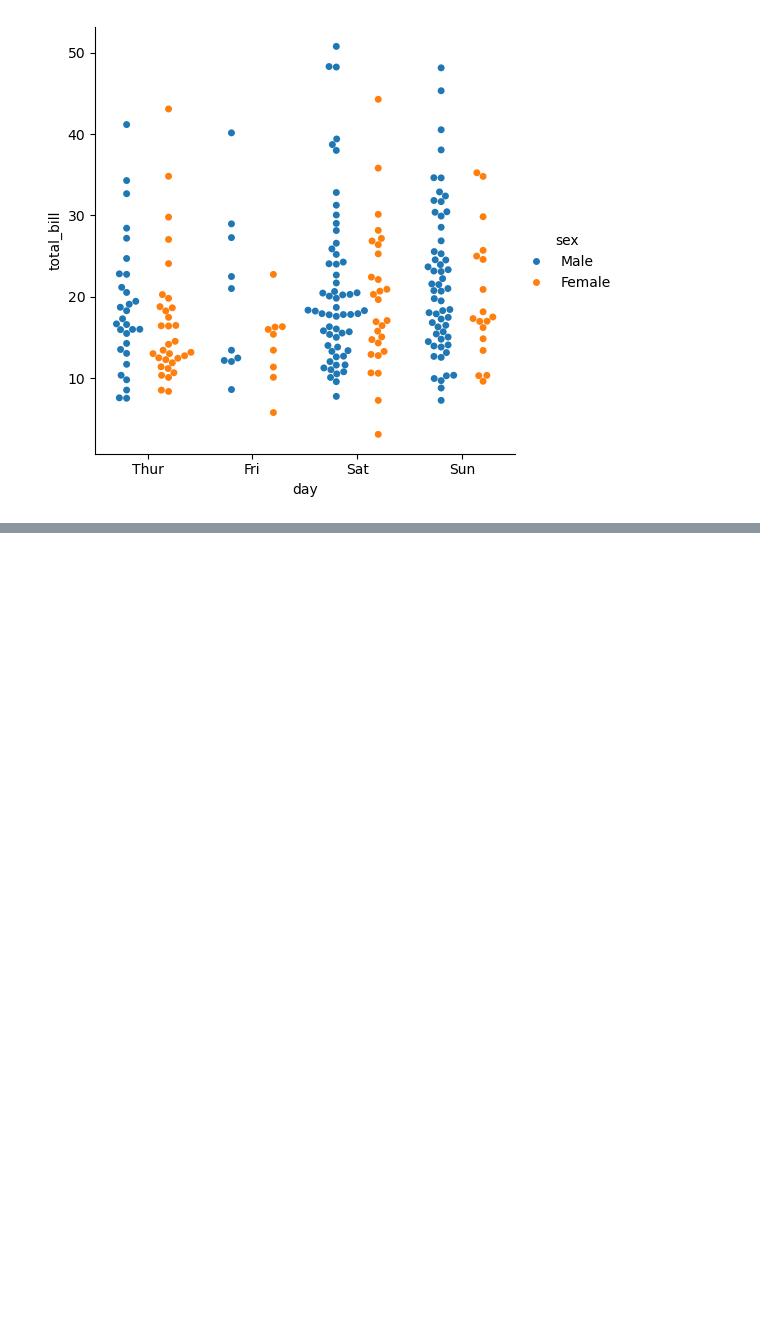
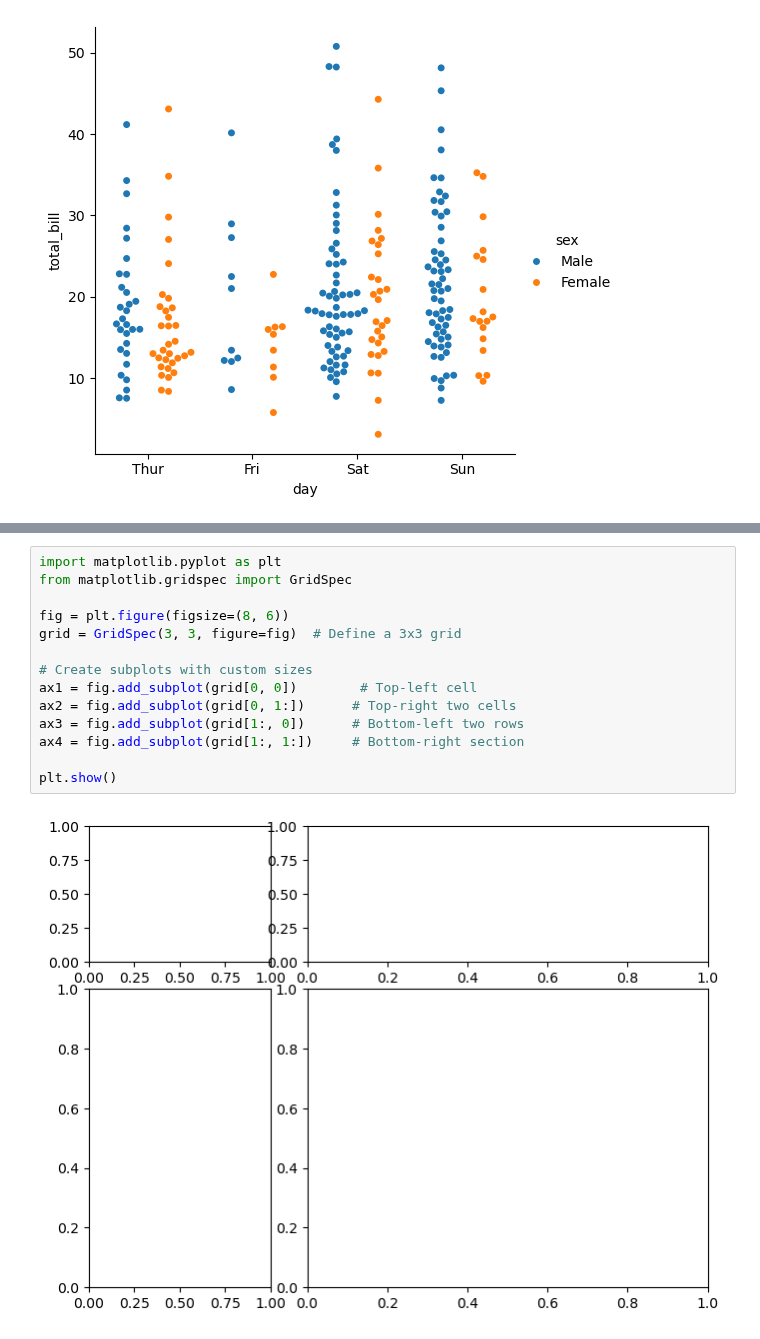
Before and after one commit to TeslimAdeyanju/studynote1-Python-for-Finance-Data-Science-My-Learning-Journey, a Jupyter notebook: python-datacamp/python_data_camp_note/7-Introduction to Data Visualization with Seaborn/session-7-Intro-to-seaborn.ipynb, the cells around one changed output, grey strips where cells are left out. Cells and saved outputs as stored; diff of their text form; blank space fills up the shorter version.

```diff
--- a/python-datacamp/python_data_camp_note/7-Introduction to Data Visualization with Seaborn/session-7-Intro-to-seaborn.ipynb
+++ b/python-datacamp/python_data_camp_note/7-Introduction to Data Visualization with Seaborn/session-7-Intro-to-seaborn.ipynb
@@ -789,0 +826,16 @@ plt.show()
+# %%
+import matplotlib.pyplot as plt
+from matplotlib.gridspec import GridSpec
+
+fig = plt.figure(figsize=(8, 6))
+grid = GridSpec(3, 3, figure=fig)  # Define a 3x3 grid
+
+# Create subplots with custom sizes
+ax1 = fig.add_subplot(grid[0, 0])        # Top-left cell
+ax2 = fig.add_subplot(grid[0, 1:])      # Top-right two cells
+ax3 = fig.add_subplot(grid[1:, 0])      # Bottom-left two rows
+ax4 = fig.add_subplot(grid[1:, 1:])     # Bottom-right section
+
+plt.show()
+# %% [output]
+[figure, added]
```
Also changed, not shown: parts of 31 cells of this notebook.
